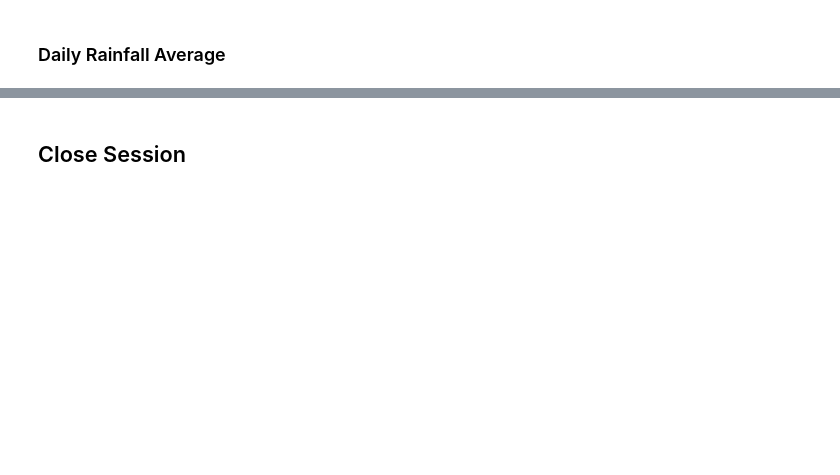
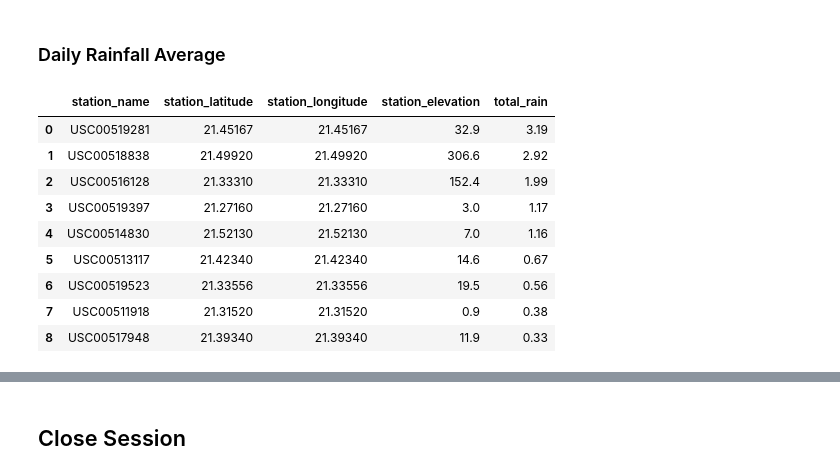
Before and after one commit to HsuChe/climate-summary-app, a Jupyter notebook: temp_analysis_bonus_2_starter.ipynb, the cells around one changed output, grey strips where cells are left out. Cells and saved outputs as stored; diff of their text form; code cells hidden in the pictures; blank space fills up the shorter version.

```diff
--- a/temp_analysis_bonus_2_starter.ipynb
+++ b/temp_analysis_bonus_2_starter.ipynb
@@ -19,6 +17,7 @@ from sqlalchemy.orm import Session
 from sqlalchemy import create_engine, func
 # %%
 # create engine to hawaii.sqlite
-engine = create_engine("sqlite:///hawaii.sqlite")
+engine = create_engine("sqlite:///Resources/hawaii.sqlite")
+conn = engine.connect()
 # %%
 # reflect an existing database into a new model
@@ -62,9 +84,39 @@ print(calc_temps('2012-02-28', '2012-03-05'))
 # %% [markdown]
 ### Daily Rainfall Average
 # %%
+
+
 # Calculate the total amount of rainfall per weather station for your trip dates using the previous year's
 # matching dates.
 # Sort this in descending order by precipitation amount and list the station, name, latitude, longitude, and elevation
+
+start_date = "2012-01-01"
+end_date = "2012-02-01"
+
+def precipation_sum(start_date, end_date):
+    sel = [Station.station,Station.latitude, Station.latitude, Station.elevation, func.sum(Measurement.prcp)]
+    results = session.query(*sel)\
+        .filter(Station.station == Measurement.station)\
+        .group_by(Measurement.station).\
+            filter(Measurement.date >= start_date).\
+                filter(Measurement.date <= end_date)\
+                    .order_by(func.sum(Measurement.prcp).desc()).all()
+    results_df = pd.DataFrame(results, columns = ['station_name','station_latitude','station_longitude','station_elevation','total_rain'])
+    return results_df
+
+df = precipation_sum(start_date, end_date)
+df
+# %% [output]
+|  | station_name | station_latitude | station_longitude | station_elevation | total_rain |
+| 0 | USC00519281 | 21.45167 | 21.45167 | 32.9 | 3.19 |
+| 1 | USC00518838 | 21.49920 | 21.49920 | 306.6 | 2.92 |
+| 2 | USC00516128 | 21.33310 | 21.33310 | 152.4 | 1.99 |
+| 3 | USC00519397 | 21.27160 | 21.27160 | 3.0 | 1.17 |
+| 4 | USC00514830 | 21.52130 | 21.52130 | 7.0 | 1.16 |
+| 5 | USC00513117 | 21.42340 | 21.42340 | 14.6 | 0.67 |
+| 6 | USC00519523 | 21.33556 | 21.33556 | 19.5 | 0.56 |
+| 7 | USC00511918 | 21.31520 | 21.31520 | 0.9 | 0.38 |
+| 8 | USC00517948 | 21.39340 | 21.39340 | 11.9 | 0.33 |
 # %%
 # Use this function to calculate the daily normals
 # (i.e. the averages for tmin, tmax, and tavg for all historic data matching a specific month and day)
```
Also changed, not shown: parts of 10 cells of this notebook, 1 other file.
